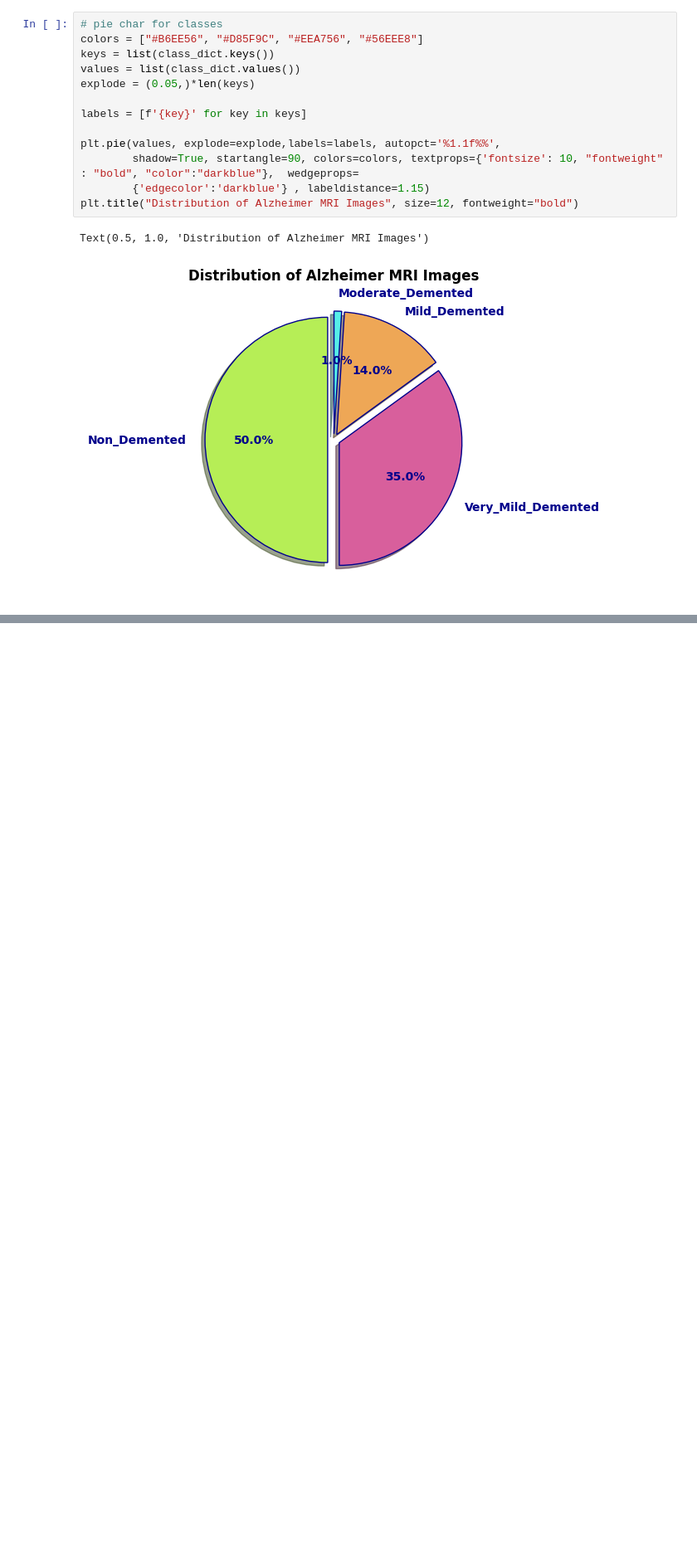
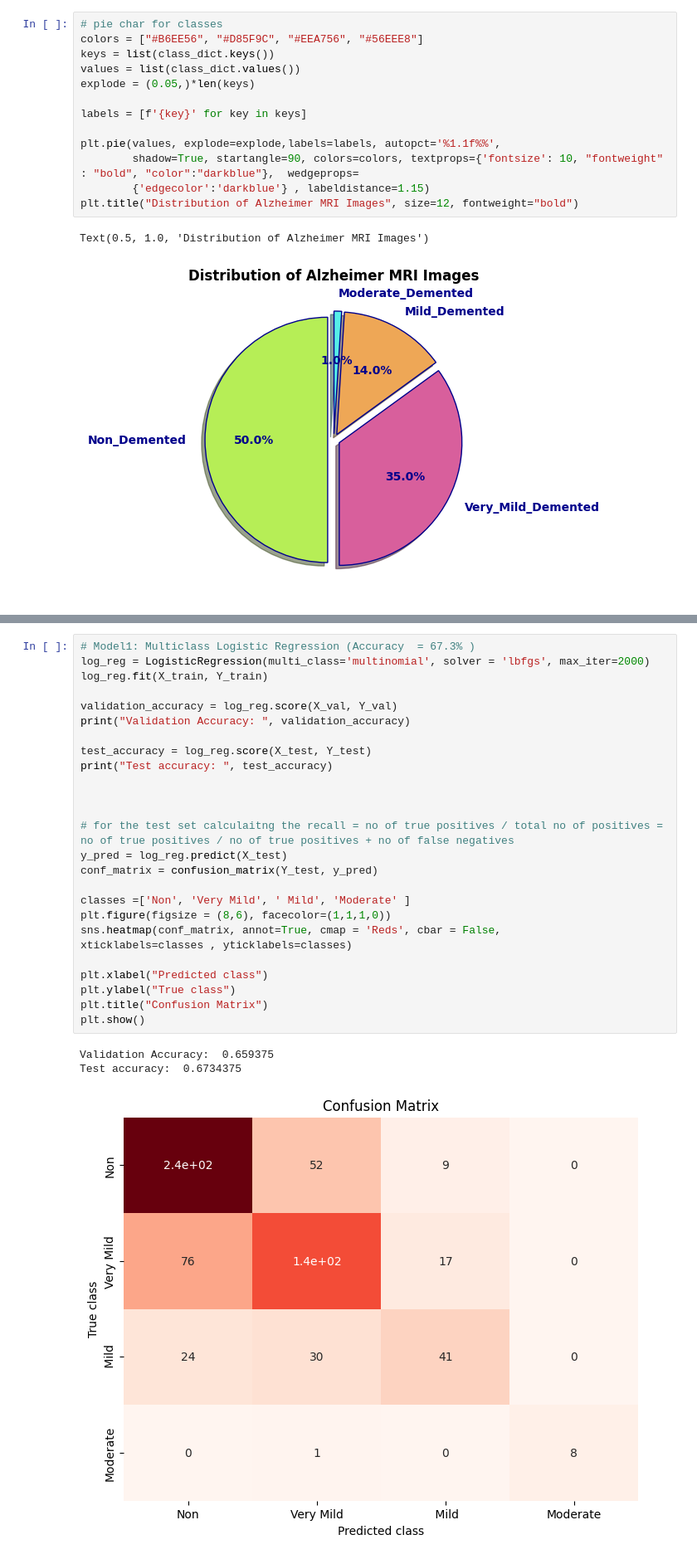
Before and after one commit to Aaryakhandelwal/Alzheimer-Prediction-through-MRI-scans, a Jupyter notebook: code.ipynb, the cells around one changed output, grey strips where cells are left out. Shown at 83% size. Drawn from its saved outputs; the diff is of its cells as text; blank space fills up the shorter version.

Commit message:
added logistic regression and confusion matrix

```diff
--- a/code.ipynb
+++ b/code.ipynb
@@ -140,0 +148,30 @@ Accuracy for Logistic Regression: 0.21625
+# %%
+# Model1: Multiclass Logistic Regression (Accuracy  = 67.3% )
+log_reg = LogisticRegression(multi_class='multinomial', solver = 'lbfgs', max_iter=2000)
+log_reg.fit(X_train, Y_train)
+
+validation_accuracy = log_reg.score(X_val, Y_val)
+print("Validation Accuracy: ", validation_accuracy)
+
+test_accuracy = log_reg.score(X_test, Y_test)
+print("Test accuracy: ", test_accuracy)
+
+
+
+# for the test set calculaitng the recall = no of true positives / total no of positives = no of true positives / no of true positives + no of false negatives
+y_pred = log_reg.predict(X_test)
+conf_matrix = confusion_matrix(Y_test, y_pred)
+
+classes =['Non', 'Very Mild', ' Mild', 'Moderate' ]
+plt.figure(figsize = (8,6), facecolor=(1,1,1,0))
+sns.heatmap(conf_matrix, annot=True, cmap = 'Reds', cbar = False,
+xticklabels=classes , yticklabels=classes)
+
+plt.xlabel("Predicted class")
+plt.ylabel("True class")
+plt.title("Confusion Matrix")
+plt.show()
+# %% [output]
+Validation Accuracy:  0.659375
+Test accuracy:  0.6734375
+[figure, added]
```
Also changed, not shown: parts of 3 cells of this notebook.
